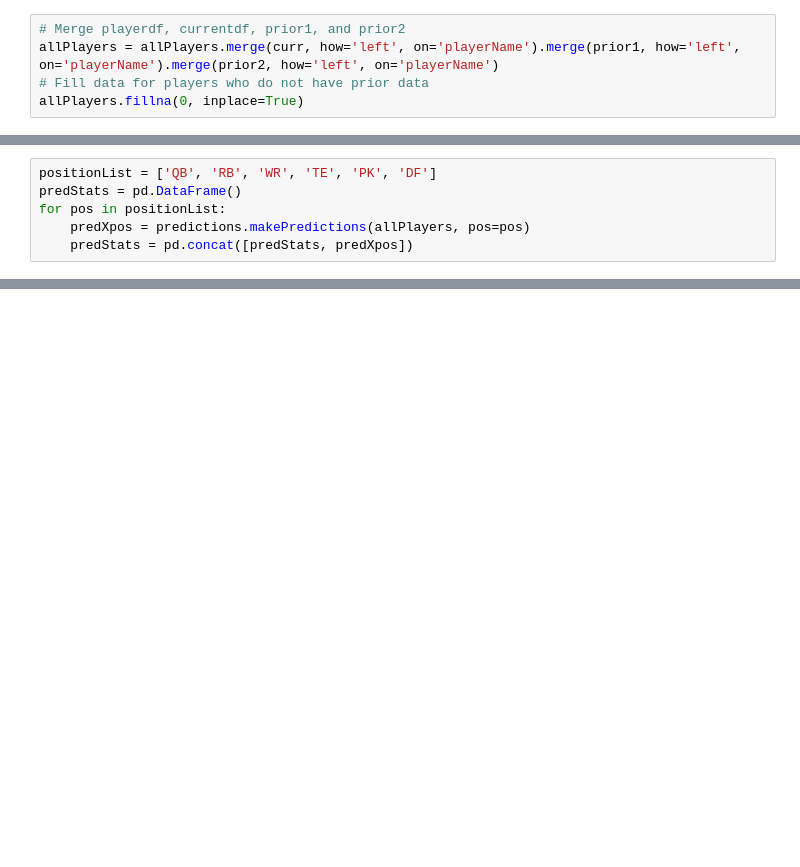
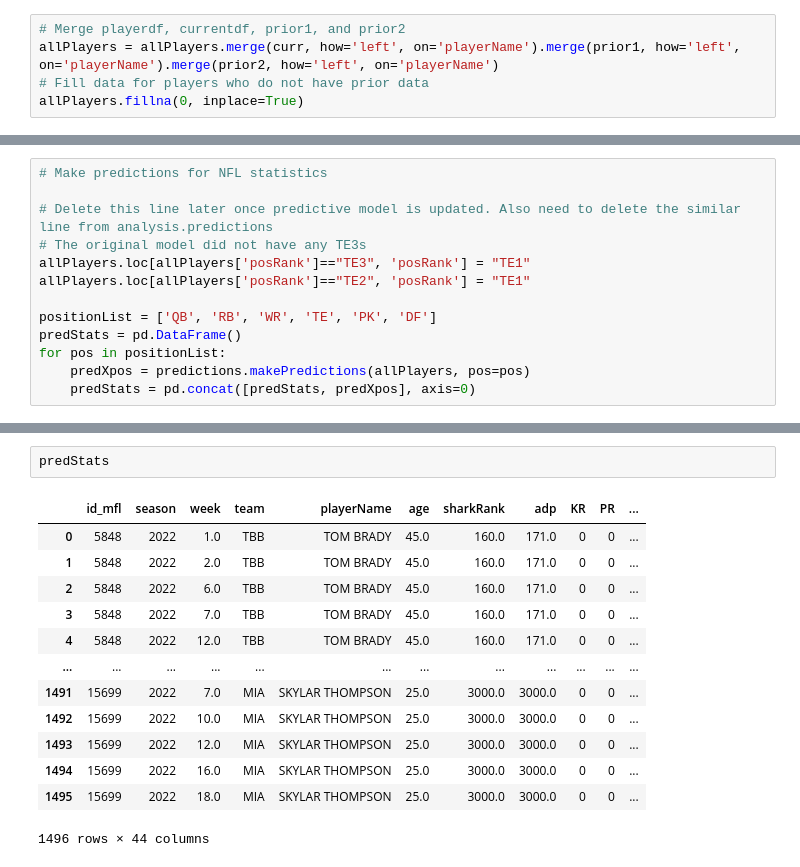
Before and after one commit to travisdharry/FantasyFootballApp, a Jupyter notebook: notebooks/scheduler.ipynb, the cells around one changed output, grey strips where cells are left out. Saved outputs shown, nothing was run; the diff lists cells and outputs as text; blank space fills up the shorter version.

Commit message:
fixed initial errors when making predictions

```diff
--- a/notebooks/scheduler.ipynb
+++ b/notebooks/scheduler.ipynb
@@ -345,6 +213,13 @@ allPlayers = allPlayers[[
 # %%
+# Make predictions for NFL statistics
+
+# Delete this line later once predictive model is updated. Also need to delete the similar line from analysis.predictions
+# The original model did not have any TE3s
+allPlayers.loc[allPlayers['posRank']=="TE3", 'posRank'] = "TE1"
+allPlayers.loc[allPlayers['posRank']=="TE2", 'posRank'] = "TE1"
+
 positionList = ['QB', 'RB', 'WR', 'TE', 'PK', 'DF']
 predStats = pd.DataFrame()
 for pos in positionList:
     predXpos = predictions.makePredictions(allPlayers, pos=pos)
-    predStats = pd.concat([predStats, predXpos])
+    predStats = pd.concat([predStats, predXpos], axis=0)
@@ -489,0 +243,16 @@ https://scikit-learn.org/stable/model_persistence.html#security-maintainability-
+# %%
+predStats
+# %% [output]
+|  | id_mfl | season | week | team | playerName | age | sharkRank | adp | KR | PR | ... |
+| 0 | 5848 | 2022 | 1.0 | TBB | TOM BRADY | 45.0 | 160.0 | 171.0 | 0 | 0 | ... |
+| 1 | 5848 | 2022 | 2.0 | TBB | TOM BRADY | 45.0 | 160.0 | 171.0 | 0 | 0 | ... |
+| 2 | 5848 | 2022 | 6.0 | TBB | TOM BRADY | 45.0 | 160.0 | 171.0 | 0 | 0 | ... |
+| 3 | 5848 | 2022 | 7.0 | TBB | TOM BRADY | 45.0 | 160.0 | 171.0 | 0 | 0 | ... |
+| 4 | 5848 | 2022 | 12.0 | TBB | TOM BRADY | 45.0 | 160.0 | 171.0 | 0 | 0 | ... |
+| ... | ... | ... | ... | ... | ... | ... | ... | ... | ... | ... | ... |
+| 1491 | 15699 | 2022 | 7.0 | MIA | SKYLAR THOMPSON | 25.0 | 3000.0 | 3000.0 | 0 | 0 | ... |
+| 1492 | 15699 | 2022 | 10.0 | MIA | SKYLAR THOMPSON | 25.0 | 3000.0 | 3000.0 | 0 | 0 | ... |
+| 1493 | 15699 | 2022 | 12.0 | MIA | SKYLAR THOMPSON | 25.0 | 3000.0 | 3000.0 | 0 | 0 | ... |
+| 1494 | 15699 | 2022 | 16.0 | MIA | SKYLAR THOMPSON | 25.0 | 3000.0 | 3000.0 | 0 | 0 | ... |
+| 1495 | 15699 | 2022 | 18.0 | MIA | SKYLAR THOMPSON | 25.0 | 3000.0 | 3000.0 | 0 | 0 | ... |
+1496 rows × 44 columns
```
Also changed, not shown: parts of 15 cells of this notebook, 3 other files.
